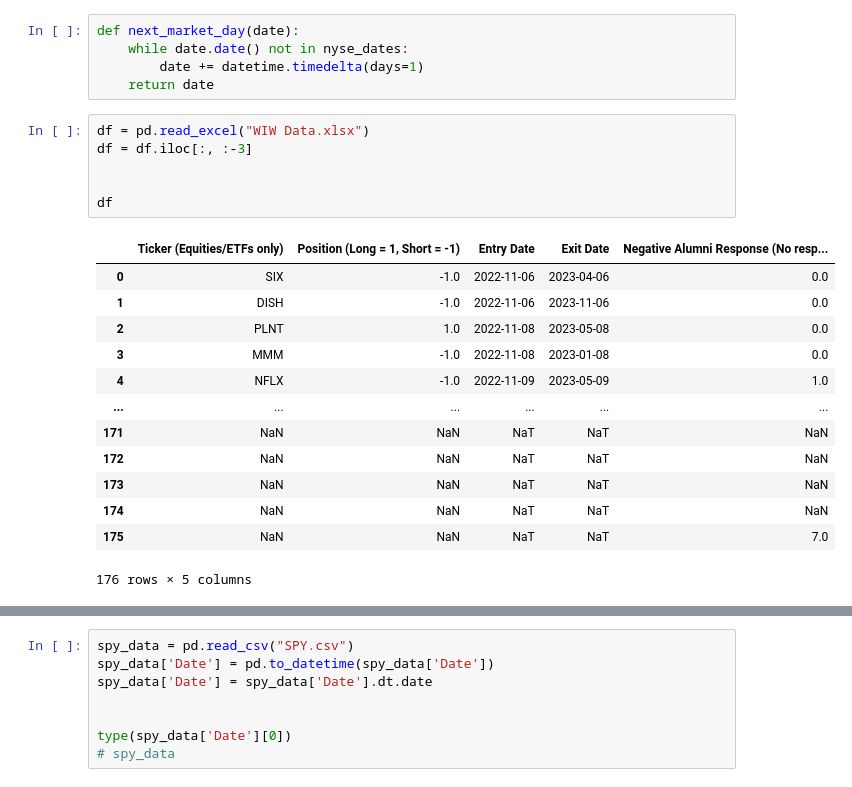
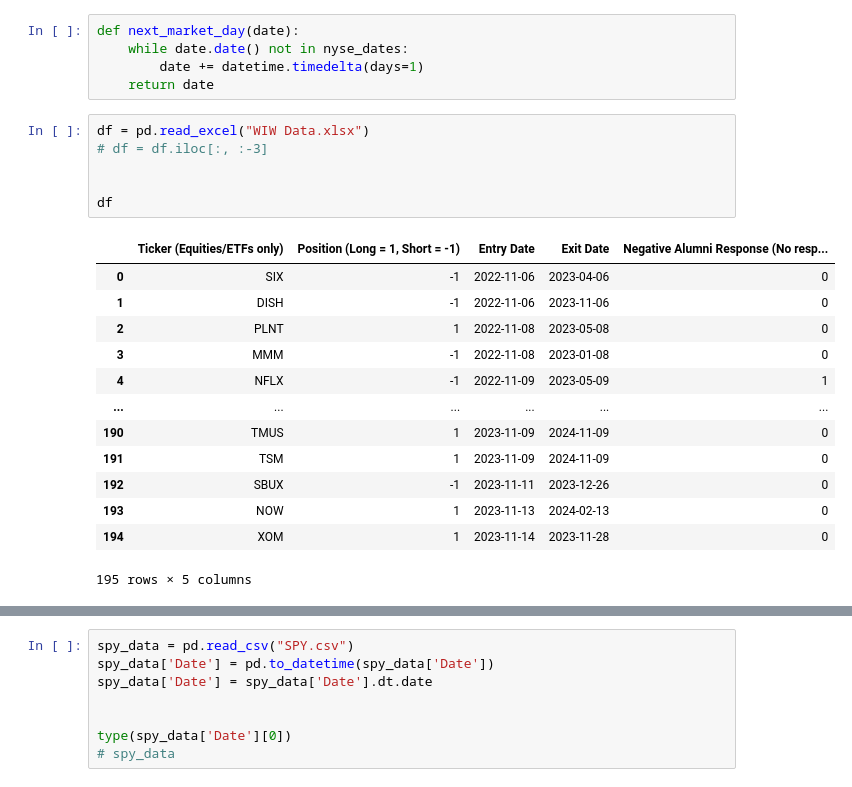
Before and after one commit to tracehankins/MarketWatchAnalysis, a Jupyter notebook: mwbacktester.ipynb, the cells around one changed output, grey strips where cells are left out. Cells and saved outputs as stored; diff of their text form.

```diff
--- a/mwbacktester.ipynb
+++ b/mwbacktester.ipynb
@@ -36,21 +37,21 @@ def next_market_day(date):
     return date
 # %%
 df = pd.read_excel("WIW Data.xlsx")
-df = df.iloc[:, :-3]
+# df = df.iloc[:, :-3]
 
 
 df
 # %% [output]
 |  | Ticker (Equities/ETFs only) | Position (Long = 1, Short = -1) | Entry Date | Exit Date | Negative Alumni Response (No resp... |
-| 0 | SIX | -1.0 | 2022-11-06 | 2023-04-06 | 0.0 |
-| 1 | DISH | -1.0 | 2022-11-06 | 2023-11-06 | 0.0 |
-| 2 | PLNT | 1.0 | 2022-11-08 | 2023-05-08 | 0.0 |
-| 3 | MMM | -1.0 | 2022-11-08 | 2023-01-08 | 0.0 |
-| 4 | NFLX | -1.0 | 2022-11-09 | 2023-05-09 | 1.0 |
+| 0 | SIX | -1 | 2022-11-06 | 2023-04-06 | 0 |
+| 1 | DISH | -1 | 2022-11-06 | 2023-11-06 | 0 |
+| 2 | PLNT | 1 | 2022-11-08 | 2023-05-08 | 0 |
+| 3 | MMM | -1 | 2022-11-08 | 2023-01-08 | 0 |
+| 4 | NFLX | -1 | 2022-11-09 | 2023-05-09 | 1 |
 | ... | ... | ... | ... | ... | ... |
-| 171 | NaN | NaN | NaT | NaT | NaN |
-| 172 | NaN | NaN | NaT | NaT | NaN |
-| 173 | NaN | NaN | NaT | NaT | NaN |
-| 174 | NaN | NaN | NaT | NaT | NaN |
-| 175 | NaN | NaN | NaT | NaT | 7.0 |
+| 190 | TMUS | 1 | 2023-11-09 | 2024-11-09 | 0 |
+| 191 | TSM | 1 | 2023-11-09 | 2024-11-09 | 0 |
+| 192 | SBUX | -1 | 2023-11-11 | 2023-12-26 | 0 |
+| 193 | NOW | 1 | 2023-11-13 | 2024-02-13 | 0 |
+| 194 | XOM | 1 | 2023-11-14 | 2023-11-28 | 0 |
-176 rows × 5 columns
+195 rows × 5 columns
```
Also changed, not shown: parts of 11 cells of this notebook, 1 other file.
